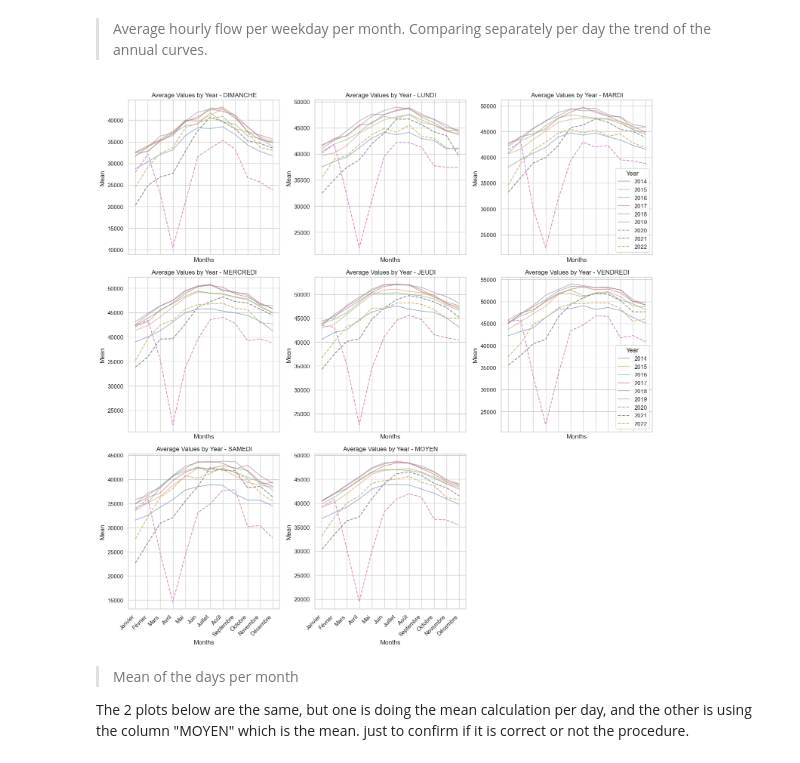
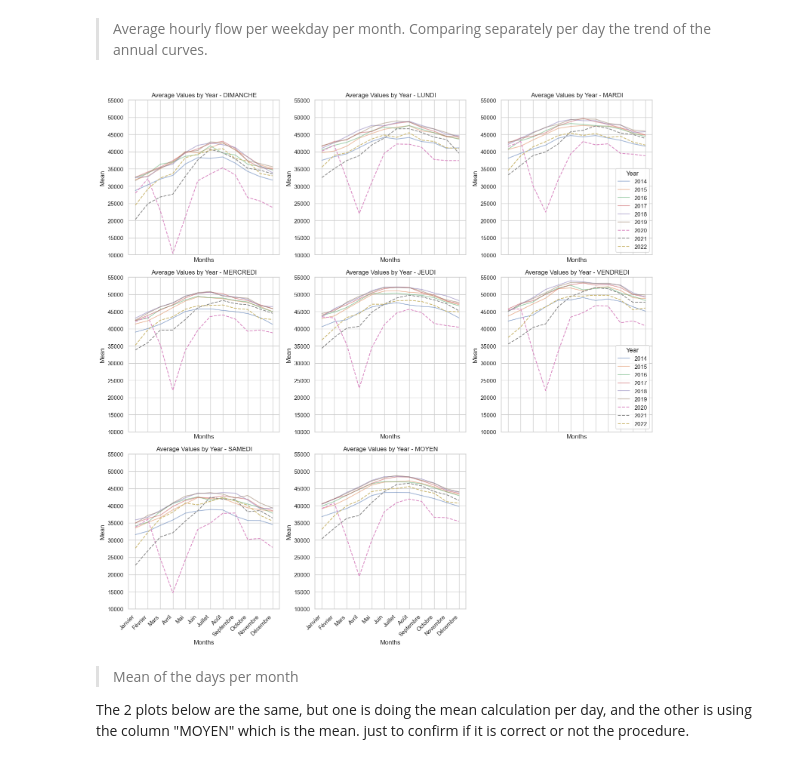
Before and after one commit to tarcisiocsn/OpenDataQuebec, a Jupyter notebook: QuebecTrafficVolumes/count_analysis.ipynb, the cells around one changed output. Cells and saved outputs as stored; diff of their text form; code cells hidden in the pictures.

Commit message:
changes on the plot from fact84

```diff
--- a/QuebecTrafficVolumes/count_analysis.ipynb
+++ b/QuebecTrafficVolumes/count_analysis.ipynb
@@ -309,38 +309,43 @@ axes = axes.flatten()
 # Define line styles for highlighting
 highlight_styles = ['--', '--', '--']
 
+# set the range
+y_min = 10000
+y_max = 55000
+
 # Plot a single curve per year for each day
 for i, day in enumerate(pivot_table.columns.get_level_values(0).unique()):
     ax = axes[i]
+    ax.set_ylim(y_min, y_max)
     for j, year in enumerate(years):
         line_style = highlight_styles[j % len(highlight_styles)] if year in [2020, 2021, 2022] else '-'
         line_alpha = 1.0 if year in [2020, 2021, 2022] else 0.5
         line_width = 2 if year in [2020, 2021, 2022] else 1
         ax.plot(pivot_table.index, pivot_table[(day, year)], label=f'{year}', linestyle=line_style, alpha=line_alpha)
     ax.set_ylabel('Mean')
     ax.set_title(f'Average Values by Year - {day}')
     ax.set_xticks(range(len(pivot_table.index)))  # Set x-ticks
     ax.set_xticklabels(pivot_table.index, rotation=45, ha='right')  # Set x-tick labels
 
     if i == 2 or i == 5:
         ax.legend(title='Year')
     else:
         ax.legend().set_visible(False)  # Hide legend for other subplots
 
     # Show x-axis labels for all subplots
     ax.set_xlabel('Months')
 
 # Hide unused subplots
 for j in range(num_plots, num_rows * 3):
     fig.delaxes(axes[j])
 
 # Adjust the spacing between subplots
 fig.tight_layout()
 
 # Display the plots
 plt.show()
 # %% [output]
-[figure, old version]
+[figure, new version]
 # %% [markdown]
 > Mean of the days per month
 
```
